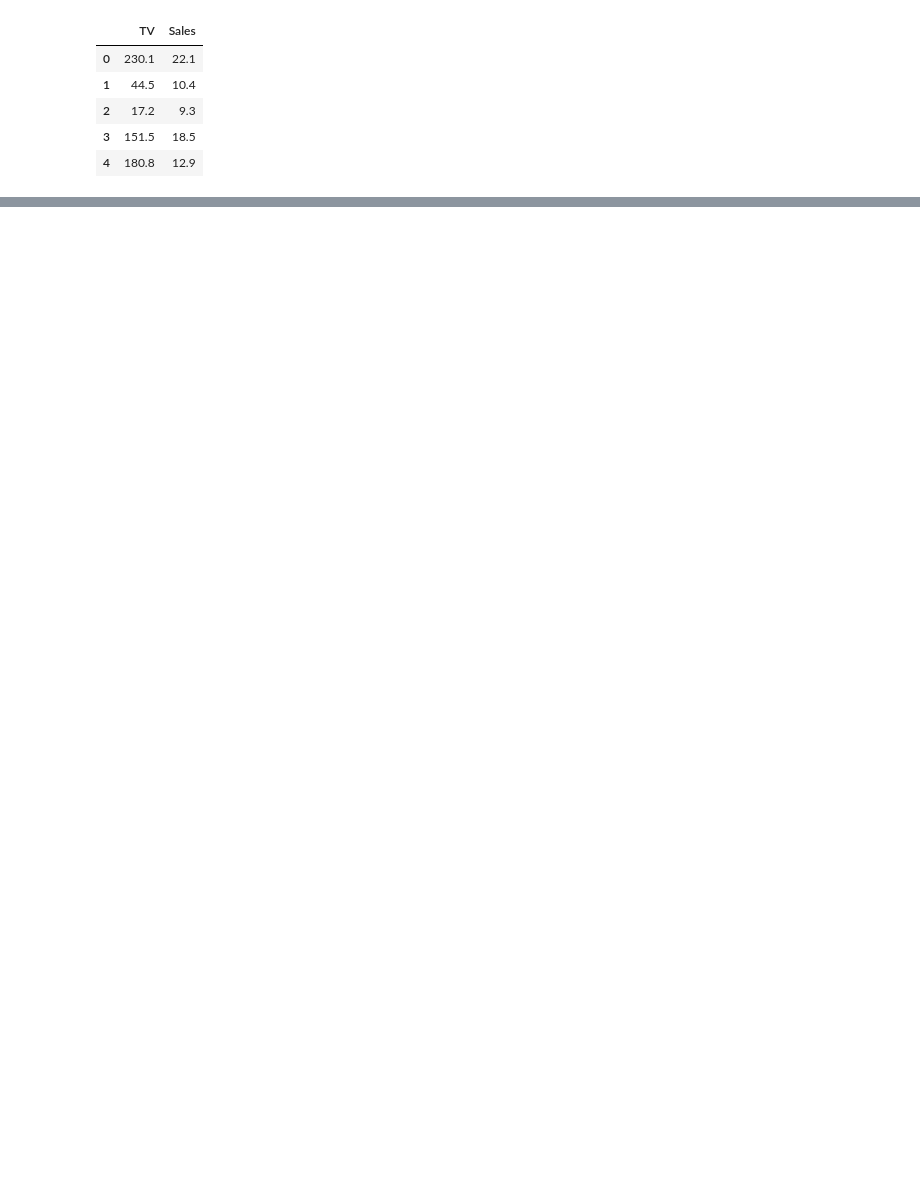
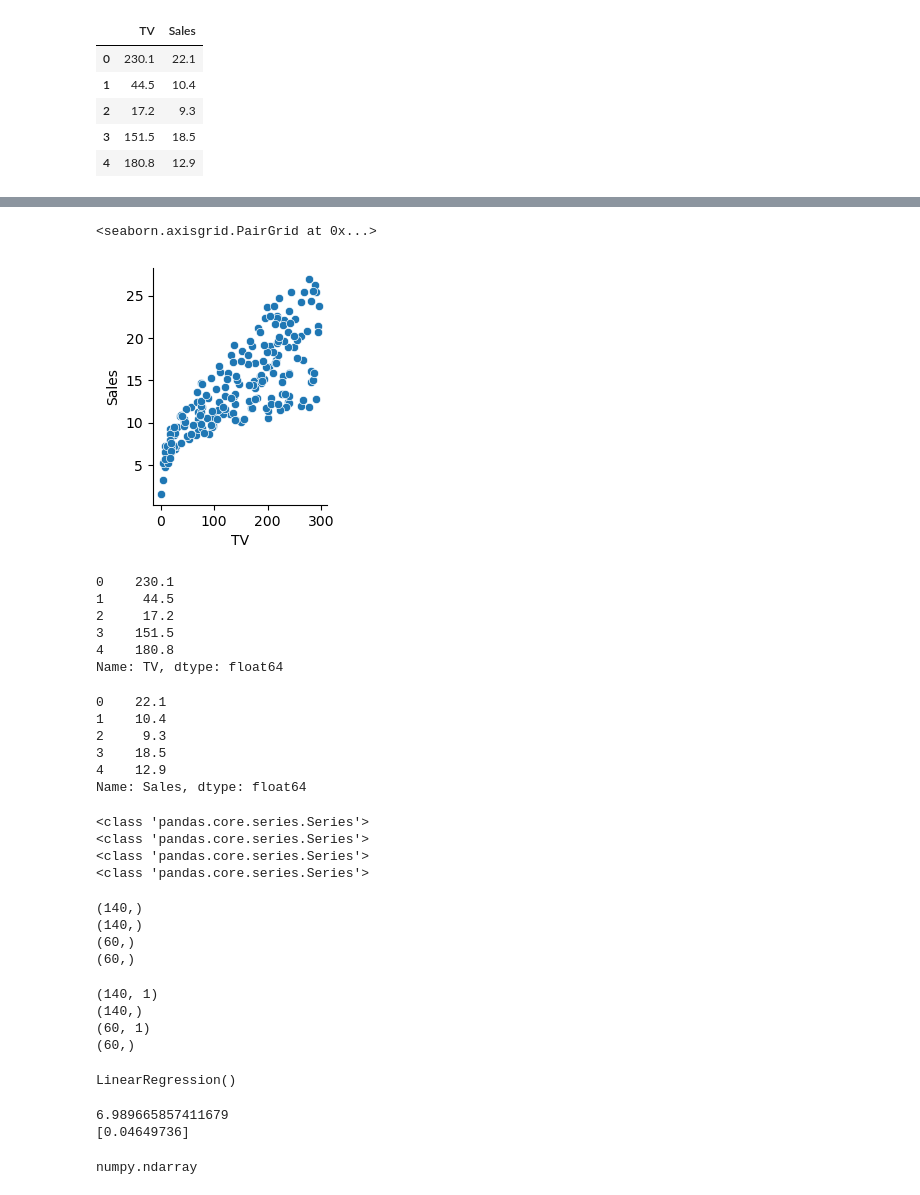
Before and after one commit to iuribel/ML-OREILLY, a Jupyter notebook: Study case 1/CaseStudy1.ipynb, the cells around one changed output, grey strips where cells are left out. Drawn from its saved outputs; the diff is of its cells as text; code cells hidden in the pictures; blank space fills up the shorter version.

```diff
--- a/Study case 1/CaseStudy1.ipynb
+++ b/Study case 1/CaseStudy1.ipynb
@@ -13,0 +56,29 @@ advertising.head()
+# %%
+#visualization of the relation between the features and the response (using scatterplots)
+sns.pairplot(advertising, x_vars=['TV'], y_vars='Sales', height=3, aspect=0.8, kind='scatter')
+# %% [output]
+<seaborn.axisgrid.PairGrid at 0x...>
+[figure, added]
+# %%
+#We are going to use sklearn to build the model
+# First we define the variable X
+x=advertising['TV']
+x.head()
+# %% [output]
+0    230.1
+1     44.5
+2     17.2
+3    151.5
+4    180.8
+Name: TV, dtype: float64
+# %%
+# Now we define Y
+y=advertising['Sales']
+y.head()
+# %% [output]
+0    22.1
+1    10.4
+2     9.3
+3    18.5
+4    12.9
+Name: Sales, dtype: float64
@@ -13,0 +90,20 @@ advertising.head()
+# %%
+print(type(x_train))
+print(type(x_test))
+print(type(y_train))
+print(type(y_test))
+# %% [output]
+<class 'pandas.core.series.Series'>
+<class 'pandas.core.series.Series'>
+<class 'pandas.core.series.Series'>
+<class 'pandas.core.series.Series'>
+# %%
+print(x_train.shape)
+print(y_train.shape)
+print(x_test.shape)
+print(y_test.shape)
+# %% [output]
+(140,)
+(140,)
+(60,)
+(60,)
@@ -13,0 +119,25 @@ advertising.head()
+# %%
+print(x_train.shape)
+print(y_train.shape)
+print(x_test.shape)
+print(y_test.shape)
+# %% [output]
+(140, 1)
+(140,)
+(60, 1)
+(60,)
+# %%
+#Now let's perform linear regression
+from sklearn.linear_model import LinearRegression
+lr=LinearRegression()
+#we fit the model with the train data
+lr.fit(x_train, y_train)
+# %% [output]
+LinearRegression()
+# %%
+#coeficients calculation C and M on the original equation  y= C+M X TV
+print(lr.intercept_)
+print(lr.coef_)
+# %% [output]
+6.989665857411679
+[0.04649736]
@@ -13,0 +147,4 @@ advertising.head()
+# %%
+type(y_pred)
+# %% [output]
+numpy.ndarray
```
Also changed, not shown: parts of 14 cells of this notebook.
